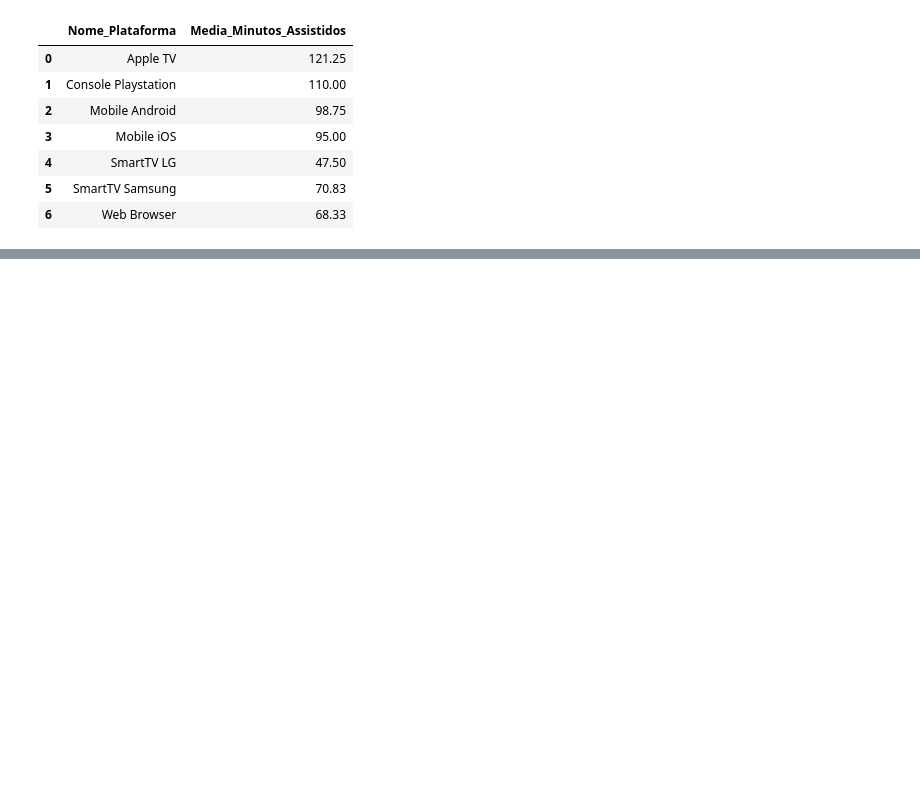
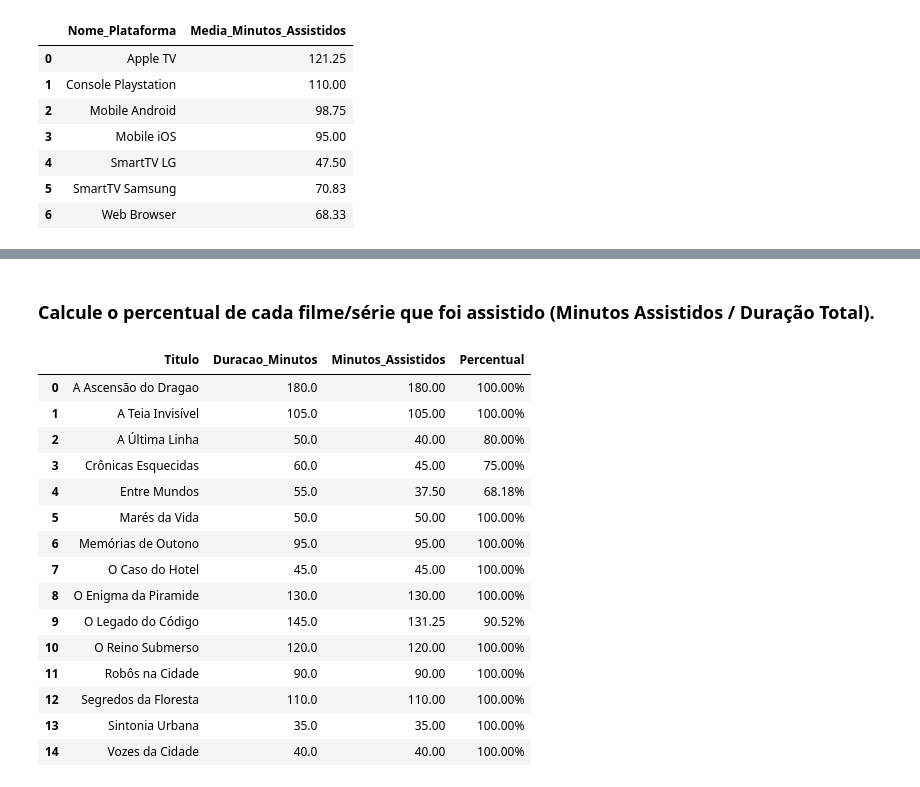
Before and after one commit to DosAnjos013/Analise_de_dados, a Jupyter notebook: Plataform_streaming/analise.ipynb, the cells around one changed output, grey strips where cells are left out. Cells and saved outputs as stored; diff of their text form; code cells hidden in the pictures; blank space fills up the shorter version.

```diff
--- a/Plataform_streaming/analise.ipynb
+++ b/Plataform_streaming/analise.ipynb
@@ -157,0 +220,28 @@ display(media_por_dispositivo())
+# %% [markdown]
+### Calcule o percentual de cada filme/série que foi assistido (Minutos Assistidos / Duração Total).
+# %%
+#def percentual_assistido():
+df_combinado = historico_df.merge(catalogo_df, on = 'ID_Conteudo')
+df_combinado = df_combinado[['Titulo', 'Duracao_Minutos', 'Minutos_Assistidos']]
+df_combinado = df_combinado.groupby('Titulo').mean().reset_index()
+df_combinado['Percentual'] = ((df_combinado['Minutos_Assistidos'])/(df_combinado['Duracao_Minutos']))
+df_combinado["Percentual"] = (df_combinado['Percentual'].map('{:.2%}'.format))
+
+display(df_combinado)
+# %% [output]
+|  | Titulo | Duracao_Minutos | Minutos_Assistidos | Percentual |
+| 0 | A Ascensão do Dragao | 180.0 | 180.00 | 100.00% |
+| 1 | A Teia Invisível | 105.0 | 105.00 | 100.00% |
+| 2 | A Última Linha | 50.0 | 40.00 | 80.00% |
+| 3 | Crônicas Esquecidas | 60.0 | 45.00 | 75.00% |
+| 4 | Entre Mundos | 55.0 | 37.50 | 68.18% |
+| 5 | Marés da Vida | 50.0 | 50.00 | 100.00% |
+| 6 | Memórias de Outono | 95.0 | 95.00 | 100.00% |
+| 7 | O Caso do Hotel | 45.0 | 45.00 | 100.00% |
+| 8 | O Enigma da Piramide | 130.0 | 130.00 | 100.00% |
+| 9 | O Legado do Código | 145.0 | 131.25 | 90.52% |
+| 10 | O Reino Submerso | 120.0 | 120.00 | 100.00% |
+| 11 | Robôs na Cidade | 90.0 | 90.00 | 100.00% |
+| 12 | Segredos da Floresta | 110.0 | 110.00 | 100.00% |
+| 13 | Sintonia Urbana | 35.0 | 35.00 | 100.00% |
+| 14 | Vozes da Cidade | 40.0 | 40.00 | 100.00% |
```
Also changed, not shown: parts of 8 cells of this notebook, 1 other file.
